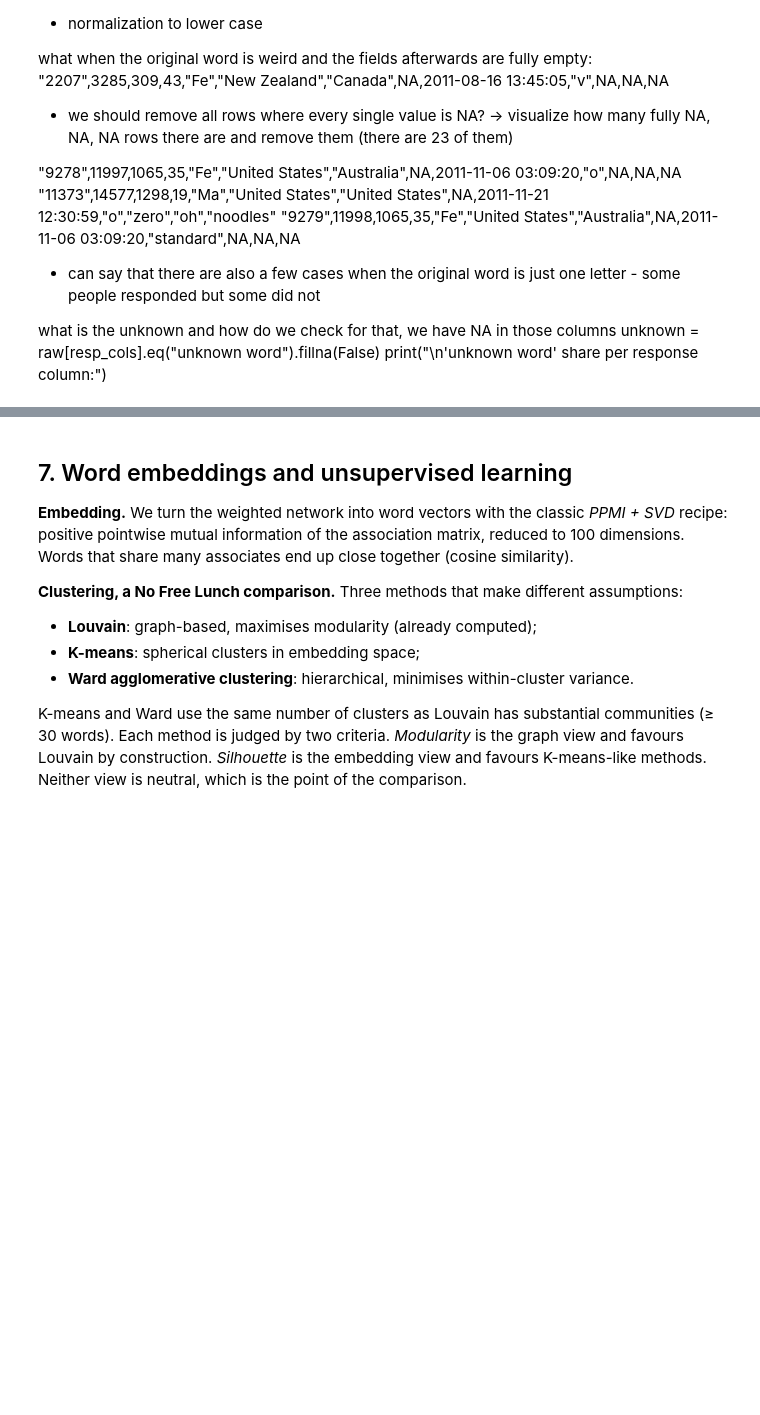
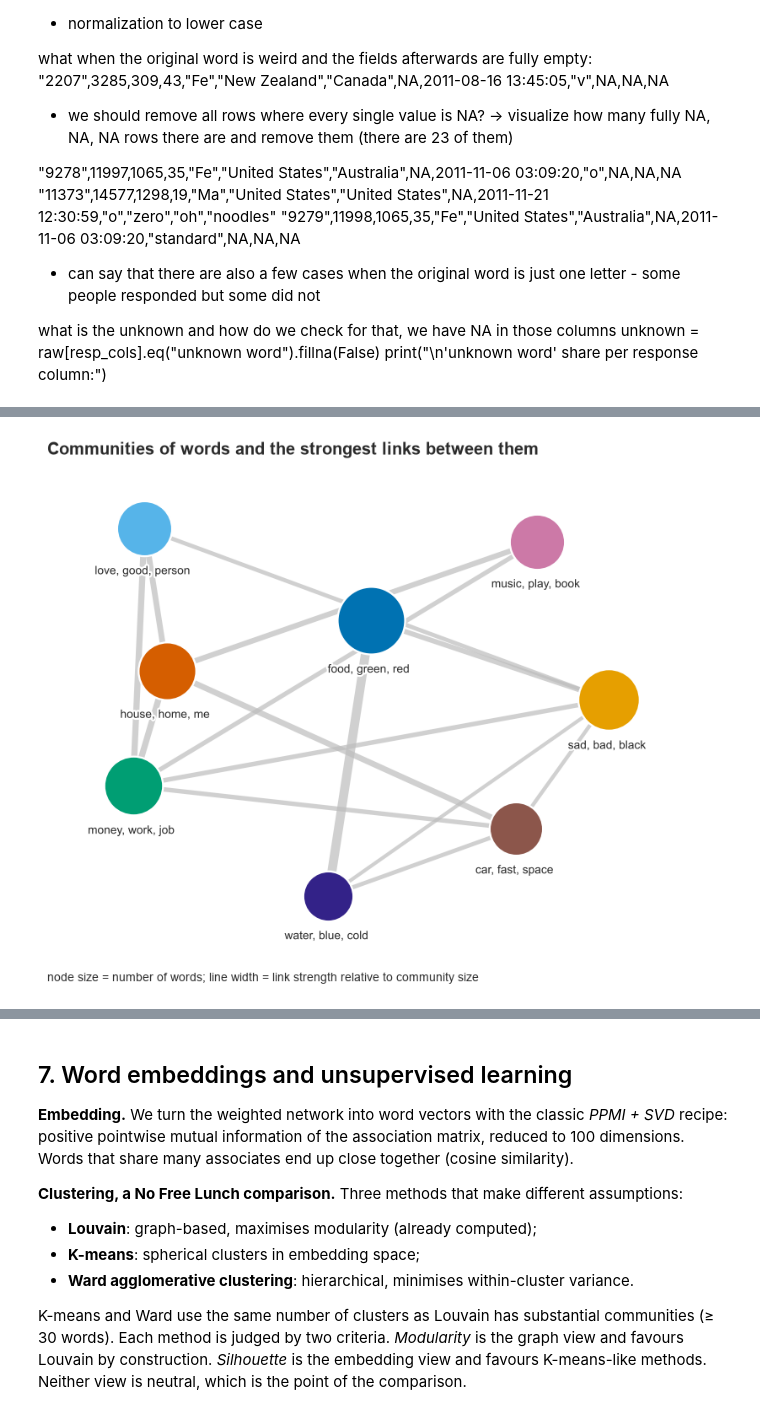
Before and after one commit to Faflon/words-association-visualization, a Jupyter notebook: words_association_analysis.ipynb, the cells around one changed output, grey strips where cells are left out. Drawn from its saved outputs; the diff is of its cells as text; code cells hidden in the pictures; blank space fills up the shorter version.

```diff
--- a/words_association_analysis.ipynb
+++ b/words_association_analysis.ipynb
@@ -1112,0 +1058,37 @@ display(bridges.round(3))
+# %%
+show = top_comms
+between = {}
+for u, v, w in UG.edges(data="weight"):
+    a, b = nodes_df.community[u], nodes_df.community[v]
+    if a != b and a in show and b in show:
+        key = tuple(sorted((a, b)))
+        between[key] = between.get(key, 0) + w
+
+M = nx.Graph()
+M.add_nodes_from(show)
+for (a, b), w in between.items():
+    M.add_edge(a, b, w=w / np.sqrt(comm_sizes[a] * comm_sizes[b]))
+
+pos = nx.spring_layout(M, weight="w", seed=SEED, k=1.2)
+w_all = np.array([d["w"] for _, _, d in M.edges(data=True)])
+w_cut = np.quantile(w_all, 0.5) if len(w_all) else 0
+
+fig, ax = plt.subplots(figsize=(9, 7))
+for a, b, d in M.edges(data=True):
+    if d["w"] >= w_cut:
+        ax.plot(*zip(pos[a], pos[b]), color=GREY, alpha=0.7, zorder=1,
+                lw=1 + 6 * (d["w"] - w_all.min()) / (w_all.max() - w_all.min() + 1e-12))
+for c in show:
+    size = 250 + 2500 * comm_sizes[c] / comm_sizes[show].max()
+    ax.scatter(*pos[c], s=size, color=comm_color[c], zorder=2, edgecolor="white", linewidth=1.5)
+    ax.annotate(comm_name[c], pos[c], xytext=(0, -12 - np.sqrt(size) * 0.55),
+                textcoords="offset points", ha="center", fontsize=9, path_effects=HALO)
+ax.set_title("Communities of words and the strongest links between them")
+ax.text(0.0, -0.02, "node size = number of words; line width = link strength relative to community size",
+        transform=ax.transAxes, fontsize=9, color=INK, va="top")
+ax.margins(0.18)
+ax.axis("off")
+fig.savefig(FIG_DIR / "02_community_map.png", bbox_inches="tight")
+plt.show()
+# %% [output]
+[figure, added]
```
Also changed, not shown: parts of 54 cells of this notebook.
